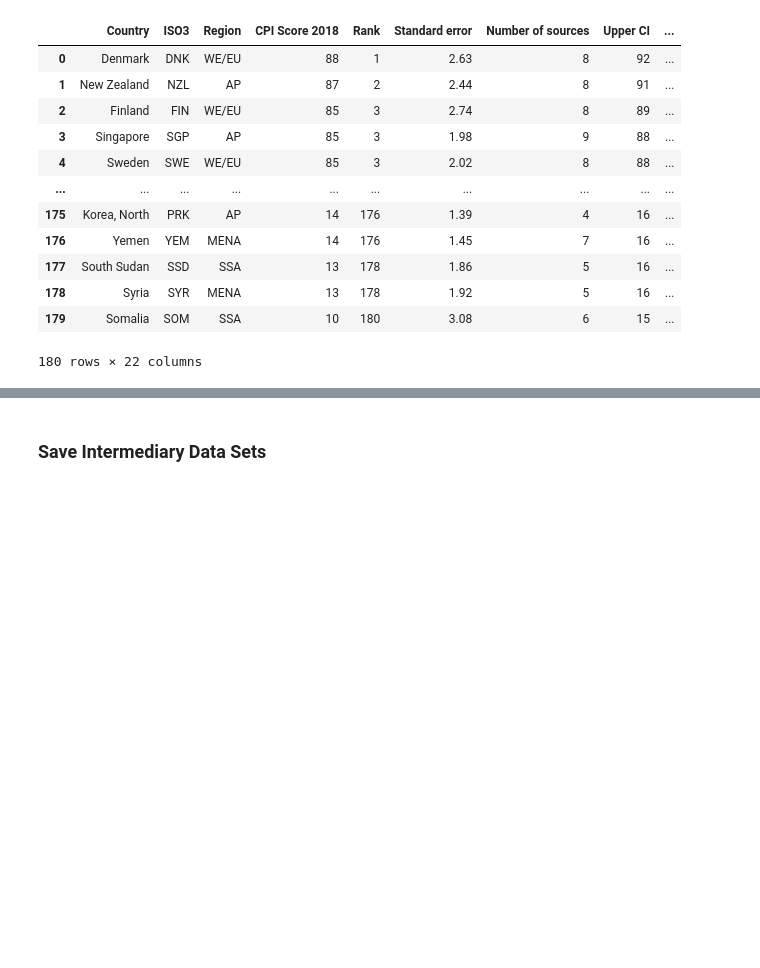
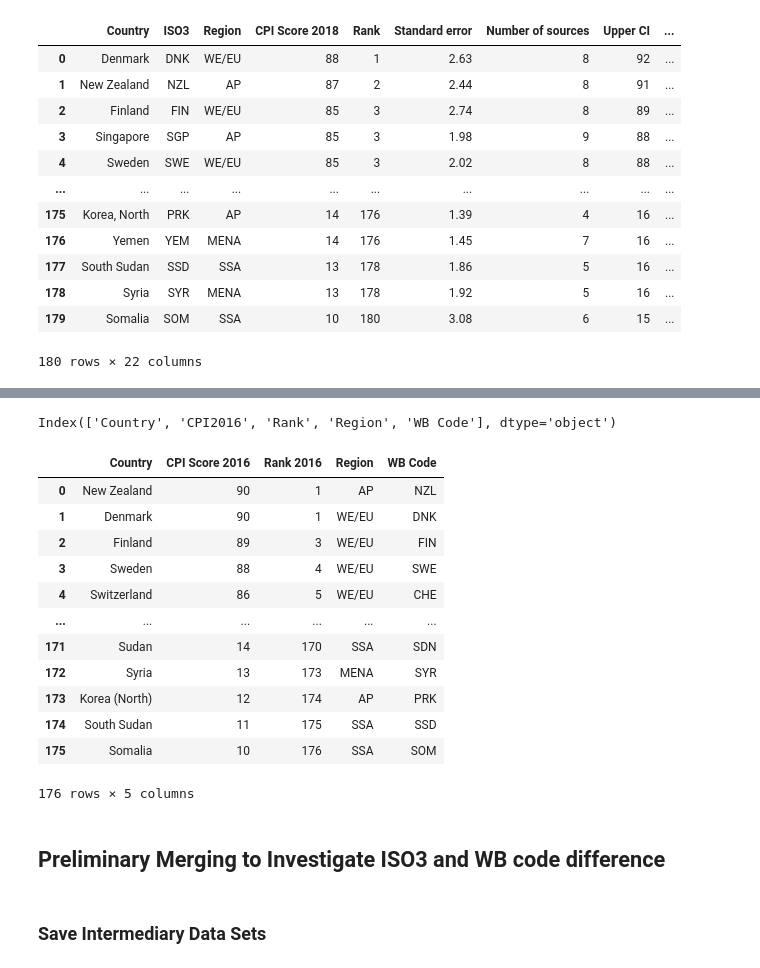
Before and after one commit to wanzulfikri/cpi_analysis, a Jupyter notebook: CPI 2012-2021.ipynb, the cells around one changed output, grey strips where cells are left out. Drawn from its saved outputs; the diff is of its cells as text; code cells hidden in the pictures; blank space fills up the shorter version.

Commit message:
Select relevant columns for 2016 data set

```diff
--- a/CPI 2012-2021.ipynb
+++ b/CPI 2012-2021.ipynb
@@ -572,0 +597,27 @@ Even though the data seems fine, there's actually Conditional Formatting extensi
+# %%
+# Pick the first 5 columns
+CPI_2016 = CPI_2016.iloc[:, :5]
+print(CPI_2016.columns)
+# Rename some of the columns
+CPI_2016.rename(columns={ "Rank": "Rank 2016", "CPI2016": "CPI Score 2016"},
+                inplace=True)
+
+# Review modified data frame
+CPI_2016
+# %% [output]
+Index(['Country', 'CPI2016', 'Rank', 'Region', 'WB Code'], dtype='object')
+|  | Country | CPI Score 2016 | Rank 2016 | Region | WB Code |
+| 0 | New Zealand | 90 | 1 | AP | NZL |
+| 1 | Denmark | 90 | 1 | WE/EU | DNK |
+| 2 | Finland | 89 | 3 | WE/EU | FIN |
+| 3 | Sweden | 88 | 4 | WE/EU | SWE |
+| 4 | Switzerland | 86 | 5 | WE/EU | CHE |
+| ... | ... | ... | ... | ... | ... |
+| 171 | Sudan | 14 | 170 | SSA | SDN |
+| 172 | Syria | 13 | 173 | MENA | SYR |
+| 173 | Korea (North) | 12 | 174 | AP | PRK |
+| 174 | South Sudan | 11 | 175 | SSA | SSD |
+| 175 | Somalia | 10 | 176 | SSA | SOM |
+176 rows × 5 columns
+# %% [markdown]
+## Preliminary Merging to Investigate ISO3 and WB code difference
```
Also changed, not shown: parts of 44 cells of this notebook.
